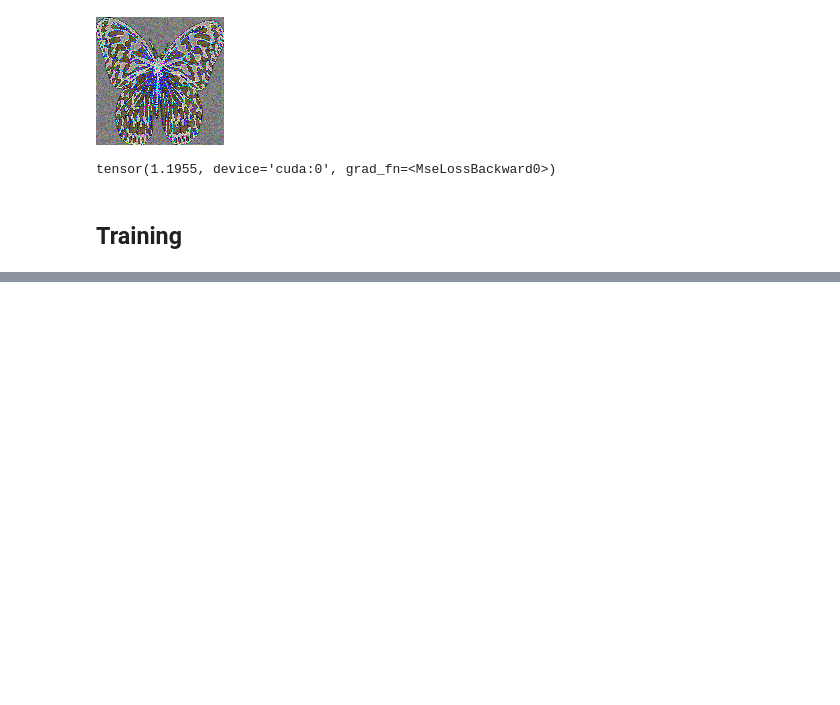
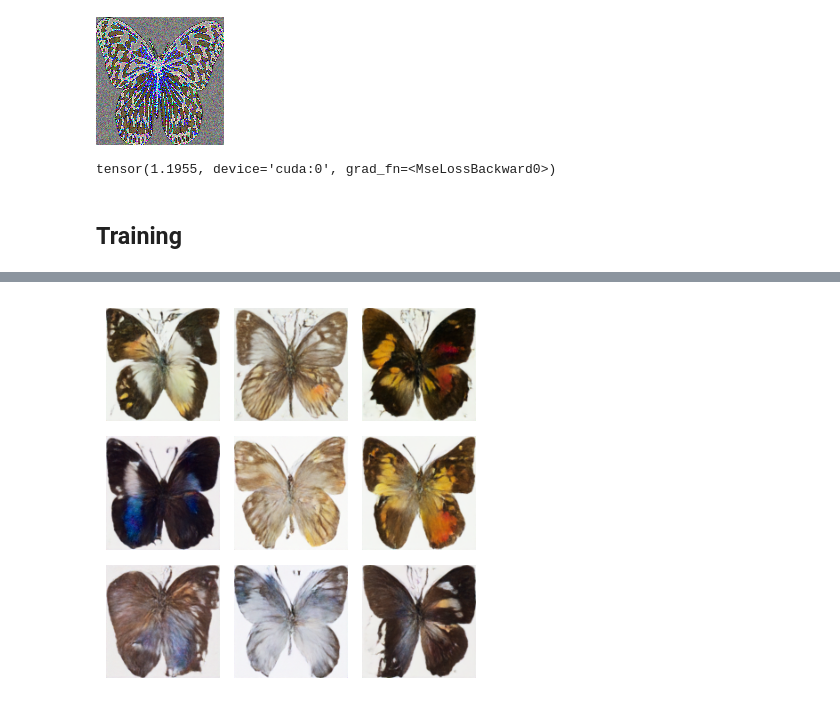
Before and after one commit to geonextgis/Diffusion-Implementation, a Jupyter notebook: DDPM.ipynb, the cells around one changed output, grey strips where cells are left out. Cells and saved outputs as stored; diff of their text form; code cells hidden in the pictures; blank space fills up the shorter version.

```diff
--- a/DDPM.ipynb
+++ b/DDPM.ipynb
@@ -154,14 +154,15 @@ def sample_image_generation(model, noise_scheduler, num_generate_images, random_
         num_inference_steps=num_timesteps
     ).images
 
-    fig, axes = plt.subplots(nrows=3, ncols=3, figsize=(6, 6))
+    fig, axes = plt.subplots(nrows=3, ncols=3, figsize=(4, 4))
     axes = axes.flatten()
 
     for i, ax in enumerate(axes):
         ax.imshow(images[i])
+        ax.axis('off')
 
     plt.tight_layout()
-    plt.imshow()
+    plt.show()
 # %%
 # Define the optimizer
 optimizer = AdamW(model.parameters(), lr=LEARNING_RATE)
@@ -226,0 +271,10 @@ print(f'Training Time: {stop - start:.2f}s')
+# %%
+sample_image_generation(
+    model=model,
+    noise_scheduler=noise_scheduler,
+    num_generate_images=NUM_GENERATE_IMAGES,
+    random_seed=RANDOM_SEED,
+    num_timesteps=NUM_TIMESTEPS
+)
+# %% [output]
+[figure, added]
```
Also changed, not shown: parts of 2 cells of this notebook, 1 other file.
